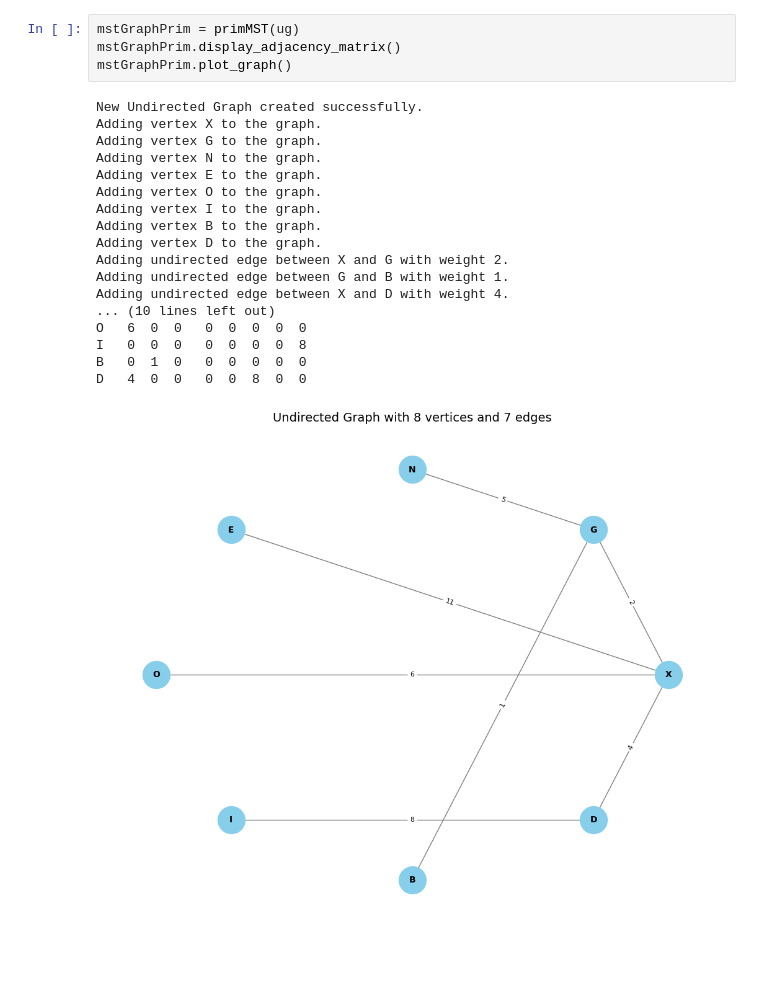
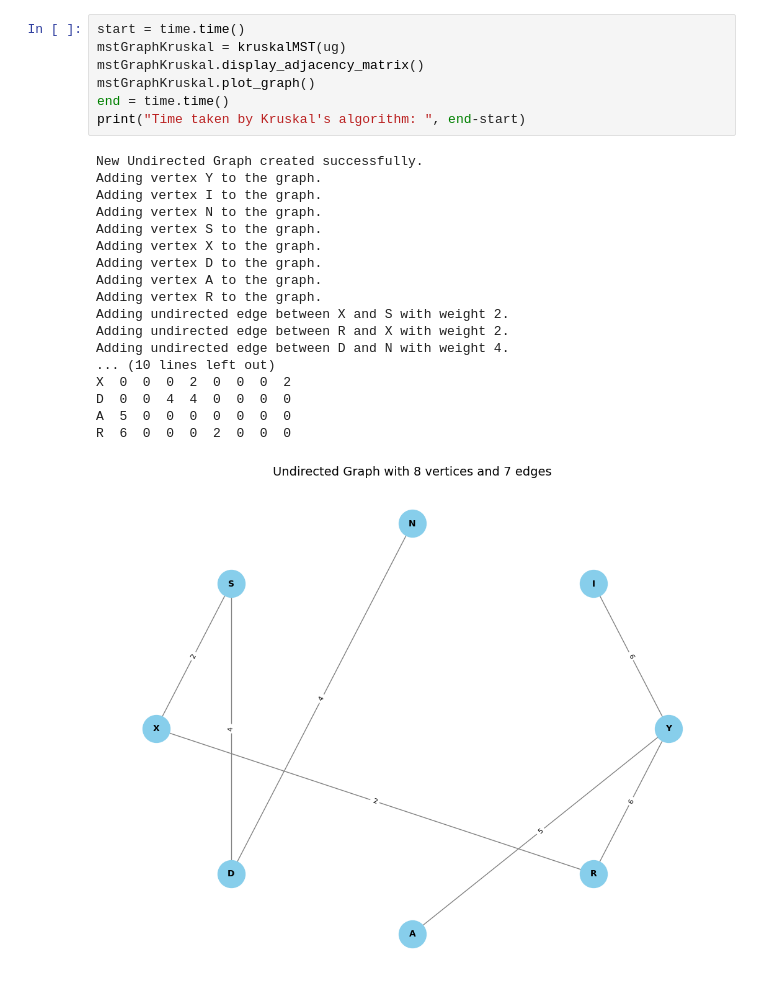
Before and after one commit to aavashlamichhane/Algorithms-and-Complexity, a Jupyter notebook: Lab2/analysis.ipynb, the cells around one changed output. Saved outputs shown, nothing was run; the diff lists cells and outputs as text; blank space fills up the shorter version.

Commit message:
Refactor imports and enhance algorithm visualizations in various labs

```diff
--- a/Lab2/analysis.ipynb
+++ b/Lab2/analysis.ipynb
@@ -59,23 +35,26 @@ D   4  0  0   0  0  8  0  0
-# %%
-mstGraphPrim = primMST(ug)
-mstGraphPrim.display_adjacency_matrix()
-mstGraphPrim.plot_graph()
-# %% [output]
-New Undirected Graph created successfully.
-Adding vertex X to the graph.
-Adding vertex G to the graph.
-Adding vertex N to the graph.
-Adding vertex E to the graph.
-Adding vertex O to the graph.
-Adding vertex I to the graph.
-Adding vertex B to the graph.
-Adding vertex D to the graph.
-Adding undirected edge between X and G with weight 2.
-Adding undirected edge between G and B with weight 1.
-Adding undirected edge between X and D with weight 4.
-... (10 lines left out)
-O   6  0  0   0  0  0  0  0
-I   0  0  0   0  0  0  0  8
-B   0  1  0   0  0  0  0  0
-D   4  0  0   0  0  8  0  0
-[figure, removed]
+# %%
+start = time.time()
+mstGraphKruskal = kruskalMST(ug)
+mstGraphKruskal.display_adjacency_matrix()
+mstGraphKruskal.plot_graph()
+end = time.time()
+print("Time taken by Kruskal's algorithm: ", end-start)
+# %% [output]
+New Undirected Graph created successfully.
+Adding vertex Y to the graph.
+Adding vertex I to the graph.
+Adding vertex N to the graph.
+Adding vertex S to the graph.
+Adding vertex X to the graph.
+Adding vertex D to the graph.
+Adding vertex A to the graph.
+Adding vertex R to the graph.
+Adding undirected edge between X and S with weight 2.
+Adding undirected edge between R and X with weight 2.
+Adding undirected edge between D and N with weight 4.
+... (10 lines left out)
+X  0  0  0  2  0  0  0  2
+D  0  0  4  4  0  0  0  0
+A  5  0  0  0  0  0  0  0
+R  6  0  0  0  2  0  0  0
+[figure, added]
```
Also changed, not shown: parts of 6 cells of this notebook, 19 other files.
